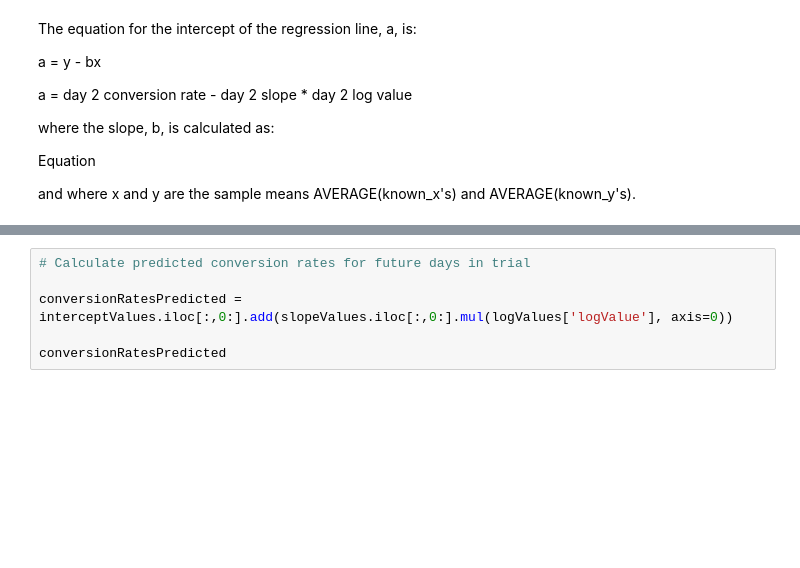
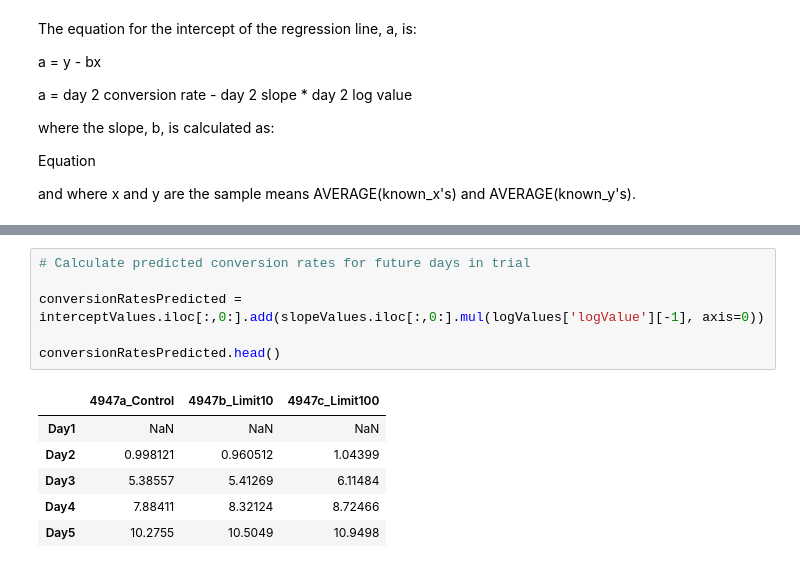
Before and after one commit to mattpupa/AB_TestForecast, a Jupyter notebook: AB_TestForecast_v1.ipynb, the cells around one changed output, grey strips where cells are left out. Cells and saved outputs as stored; diff of their text form; blank space fills up the shorter version.

```diff
--- a/AB_TestForecast_v1.ipynb
+++ b/AB_TestForecast_v1.ipynb
@@ -309,6 +316,13 @@ interceptValues.head()
 # %%
 # Calculate predicted conversion rates for future days in trial
 
-conversionRatesPredicted = interceptValues.iloc[:,0:].add(slopeValues.iloc[:,0:].mul(logValues['logValue'], axis=0))
+conversionRatesPredicted = interceptValues.iloc[:,0:].add(slopeValues.iloc[:,0:].mul(logValues['logValue'][-1], axis=0))
 
-conversionRatesPredicted
+conversionRatesPredicted.head()
+# %% [output]
+|  | 4947a_Control | 4947b_Limit10 | 4947c_Limit100 |
+| Day1 | NaN | NaN | NaN |
+| Day2 | 0.998121 | 0.960512 | 1.04399 |
+| Day3 | 5.38557 | 5.41269 | 6.11484 |
+| Day4 | 7.88411 | 8.32124 | 8.72466 |
+| Day5 | 10.2755 | 10.5049 | 10.9498 |
```
Also changed, not shown: parts of 10 cells of this notebook.
